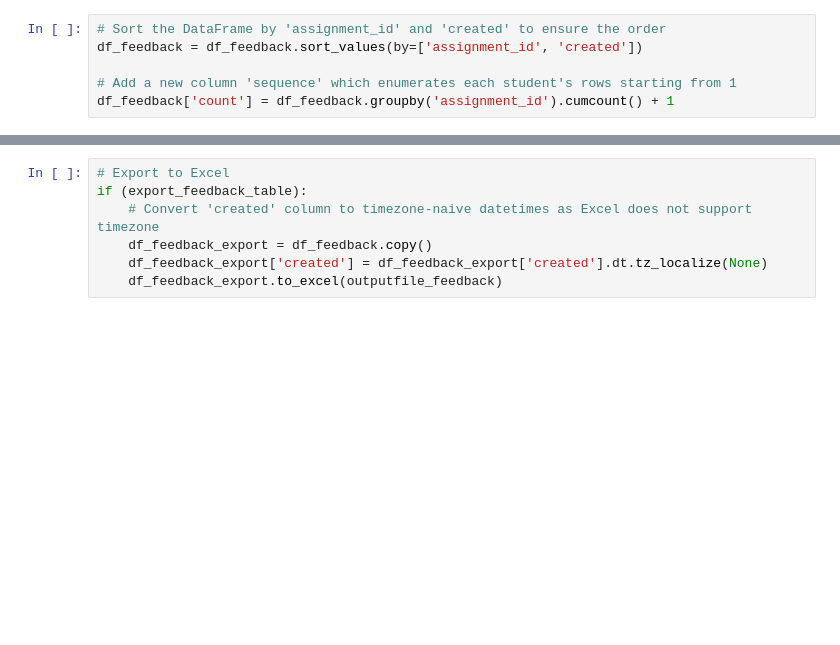
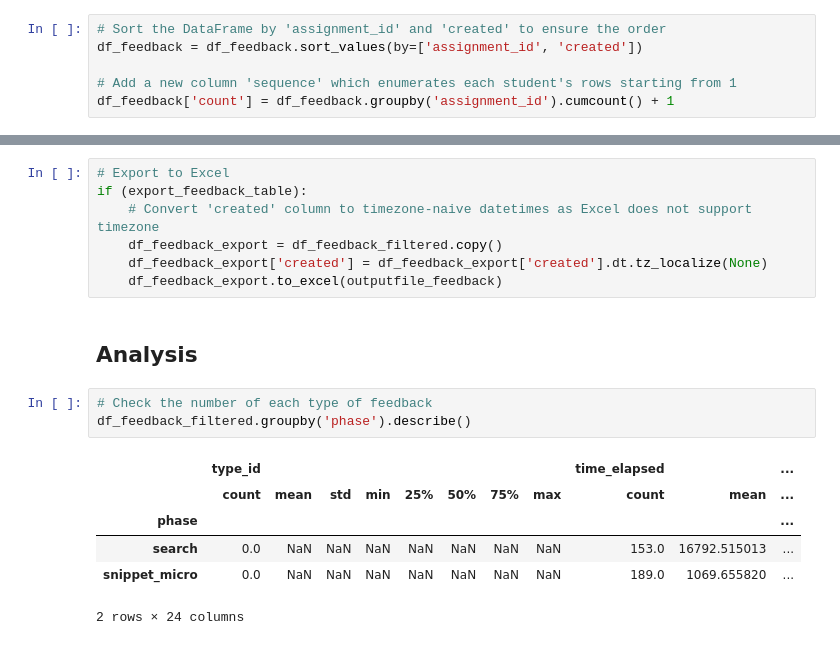
Before and after one commit to harrycslau/feedback-data-analytics, a Jupyter notebook: main.ipynb, the cells around one changed output, grey strips where cells are left out. Cells and saved outputs as stored; diff of their text form; blank space fills up the shorter version.

```diff
--- a/main.ipynb
+++ b/main.ipynb
@@ -54,8 +105,20 @@ df_feedback[df_feedback['assignment_id']=='911e7cad-2261-4755-825d-dd734c8bfaa1'
 # Export to Excel
 if (export_feedback_table):
     # Convert 'created' column to timezone-naive datetimes as Excel does not support timezone
-    df_feedback_export = df_feedback.copy()
+    df_feedback_export = df_feedback_filtered.copy()
     df_feedback_export['created'] = df_feedback_export['created'].dt.tz_localize(None)
     df_feedback_export.to_excel(outputfile_feedback)
+# %% [markdown]
+## Analysis
+# %%
+# Check the number of each type of feedback
+df_feedback_filtered.groupby('phase').describe()
+# %% [output]
+|  | type_id |  |  |  |  |  |  |  | time_elapsed |  | ... |
+|  | count | mean | std | min | 25% | 50% | 75% | max | count | mean | ... |
+| phase |  |  |  |  |  |  |  |  |  |  | ... |
+| search | 0.0 | NaN | NaN | NaN | NaN | NaN | NaN | NaN | 153.0 | 16792.515013 | ... |
+| snippet_micro | 0.0 | NaN | NaN | NaN | NaN | NaN | NaN | NaN | 189.0 | 1069.655820 | ... |
+2 rows × 24 columns
 # %%
 # Group by 'count' and calculate the mean of 'time_elapsed' for each group
```
Also changed, not shown: parts of 8 cells of this notebook, 1 other file.
